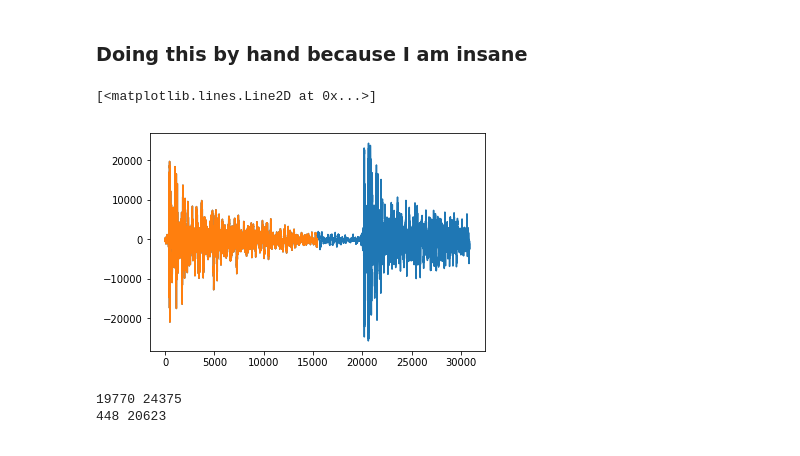
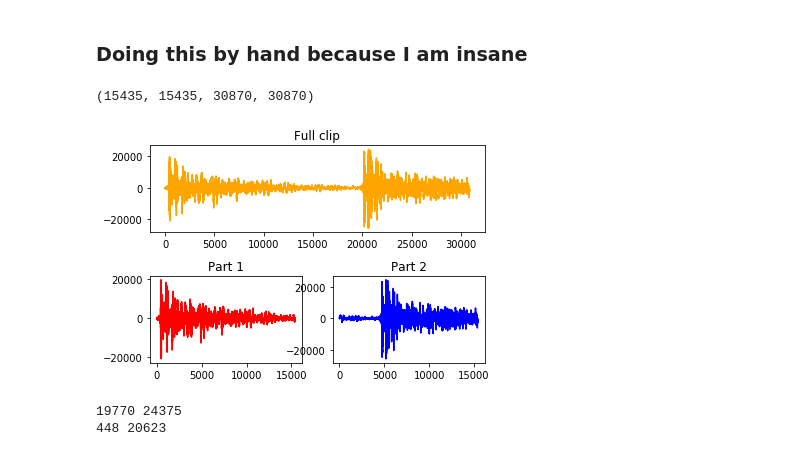
Before and after one commit to KatieBSC/TapDanceDecoder, a Jupyter notebook: Data_Collection.ipynb, the cells around one changed output. Saved outputs shown, nothing was run; the diff lists cells and outputs as text; code cells hidden in the pictures.

```diff
--- a/Data_Collection.ipynb
+++ b/Data_Collection.ipynb
@@ -364,13 +369,28 @@ first_wave_amp_list, second_wave_amp_list = [], []
 first_wave_idx_list, second_wave_idx_list = [], []
 # %%
 song = AudioSegment.from_wav('../../Source/Normal/Ball_change/4/2.wav')
-plt.plot(np.array(song.get_array_of_samples()))
+
 part1 = song[:song.duration_seconds/2*1000]
 part2 = song[song.duration_seconds/2*1000:]
-plt.plot(np.array(part1.get_array_of_samples()))
+
+
+plt.subplot(211)
+plt.title('Full clip')
+plt.plot(np.array(song.get_array_of_samples()), 'orange')
+
+plt.subplots_adjust(hspace=0.5)
+plt.subplot(223)
+plt.title('Part 1')
+plt.plot(np.array(part1.get_array_of_samples()), 'r')
+
+plt.subplot(224)
+plt.title('Part 2')
+plt.plot(np.array(part2.get_array_of_samples()), 'b')
+
+len(part1.get_array_of_samples()), len(part2.get_array_of_samples()), len(part1.get_array_of_samples())+len(part2.get_array_of_samples()),len(np.array(song.get_array_of_samples()))
 # %% [output]
-[<matplotlib.lines.Line2D at 0x...>]
+(15435, 15435, 30870, 30870)
-[figure, old version]
+[figure, new version]
 # %%
 first_wave_amp = np.array(part1.get_array_of_samples()).max()
 second_wave_amp = np.array(part2.get_array_of_samples()).max()
```
Also changed, not shown: parts of 9 cells of this notebook, 2 other files.
